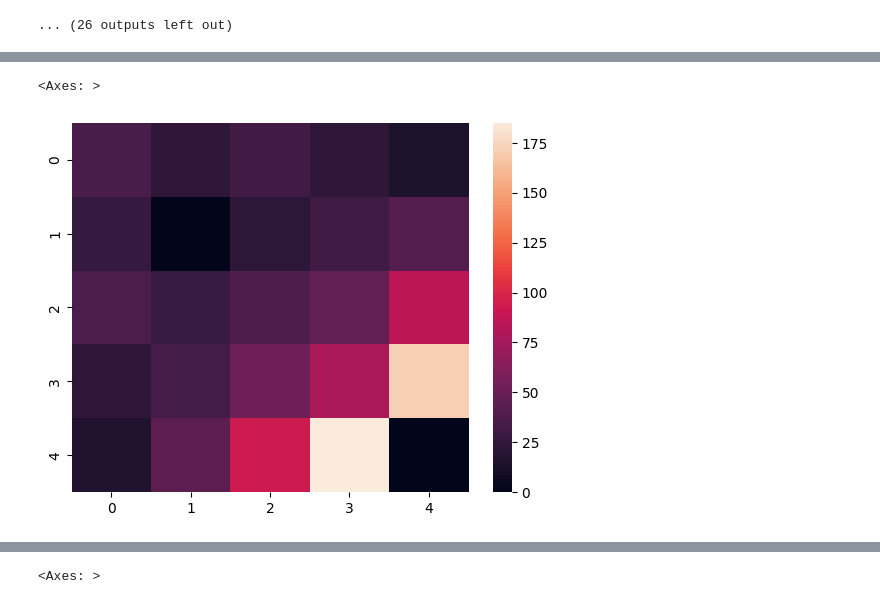
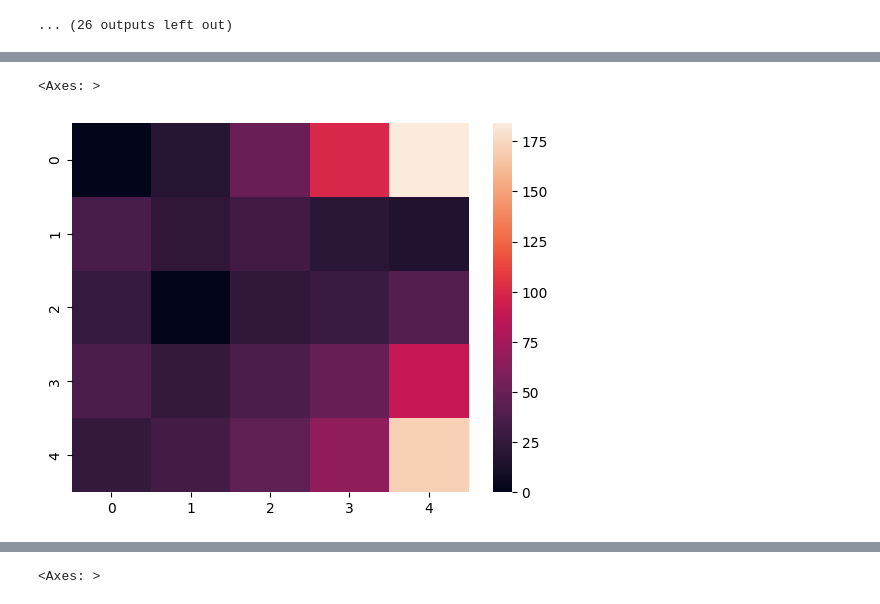
Before and after one commit to jungsunyoo/CSCG_LCM, a Jupyter notebook: dev-split-contingency-final.ipynb, the cells around one changed output, grey strips where cells are left out. Drawn from its saved outputs; the diff is of its cells as text; code cells hidden in the pictures.

```diff
--- a/dev-split-contingency-final.ipynb
+++ b/dev-split-contingency-final.ipynb
@@ -563,7 +563,7 @@ for state_seq, _ in dataset:
         E_nr += E[-1,:]
     #     print(E[-1,:])
     # print("Result: {}, cue: {}".format(state_seq[-1], E[-1,7]))
-    etmap = np.reshape(E[-1,:25], (5,5))
+    etmap = np.reshape(E[-1,:env_size[0]*env_size[1]], (env_size[0],env_size[1]))
     etmap = np.transpose(etmap)
     # sns.heatmap(etmap)
     # plt.show()
@@ -578,10 +579,10 @@ ValueError: cannot reshape array of size 0 into shape (5,5)
 # %%
-E_nr_ = np.reshape(E_nr[1:26], (5,5))
+E_nr_ = np.reshape(E_nr[-1,:env_size[0]*env_size[1]], (env_size[0],env_size[1]))
 E_nr_ = np.transpose(E_nr_)
 sns.heatmap(E_nr_)
 # %% [output]
 <Axes: >
-[figure, old version]
+[figure, new version]
 # %%
 E = E_r * E_nr
 E = np.reshape(E[1:26], (5,5))
```
Also changed, not shown: parts of 3 cells of this notebook.
